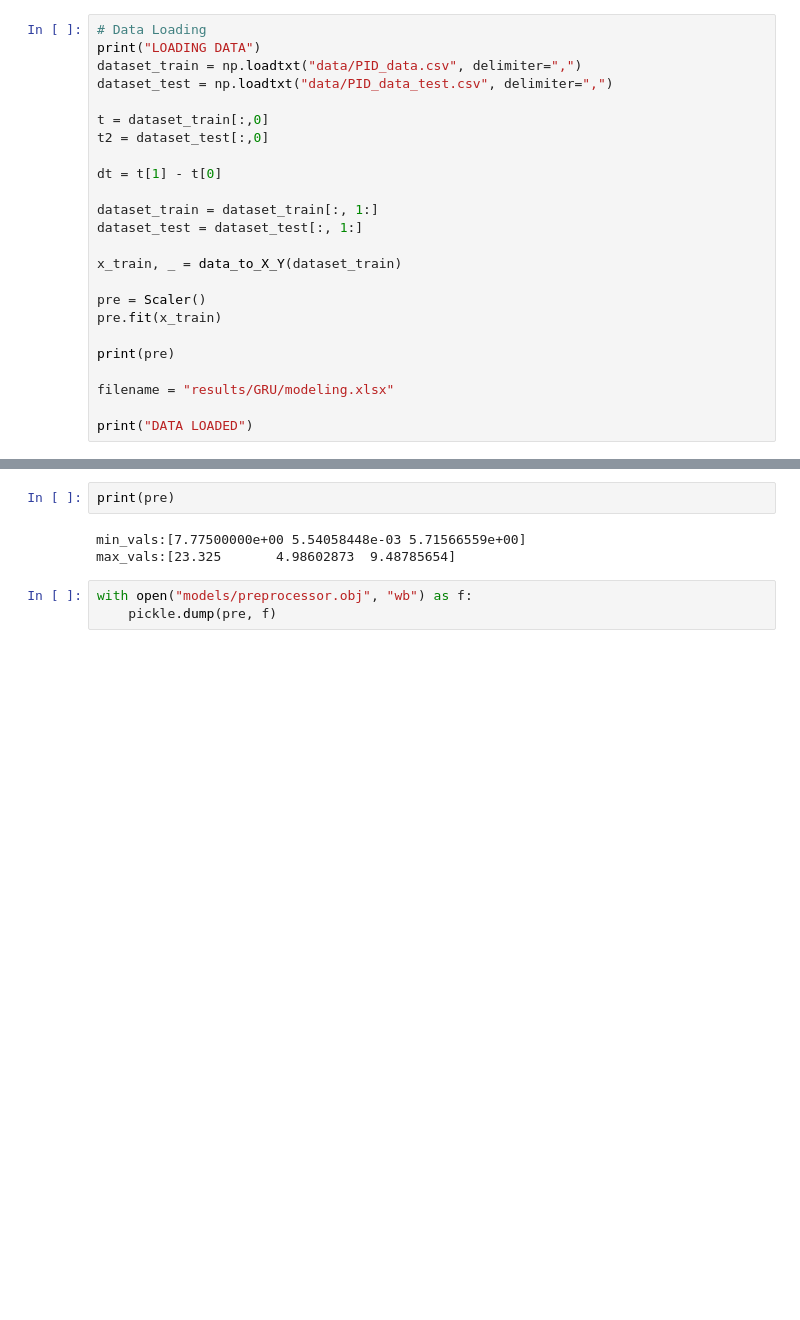
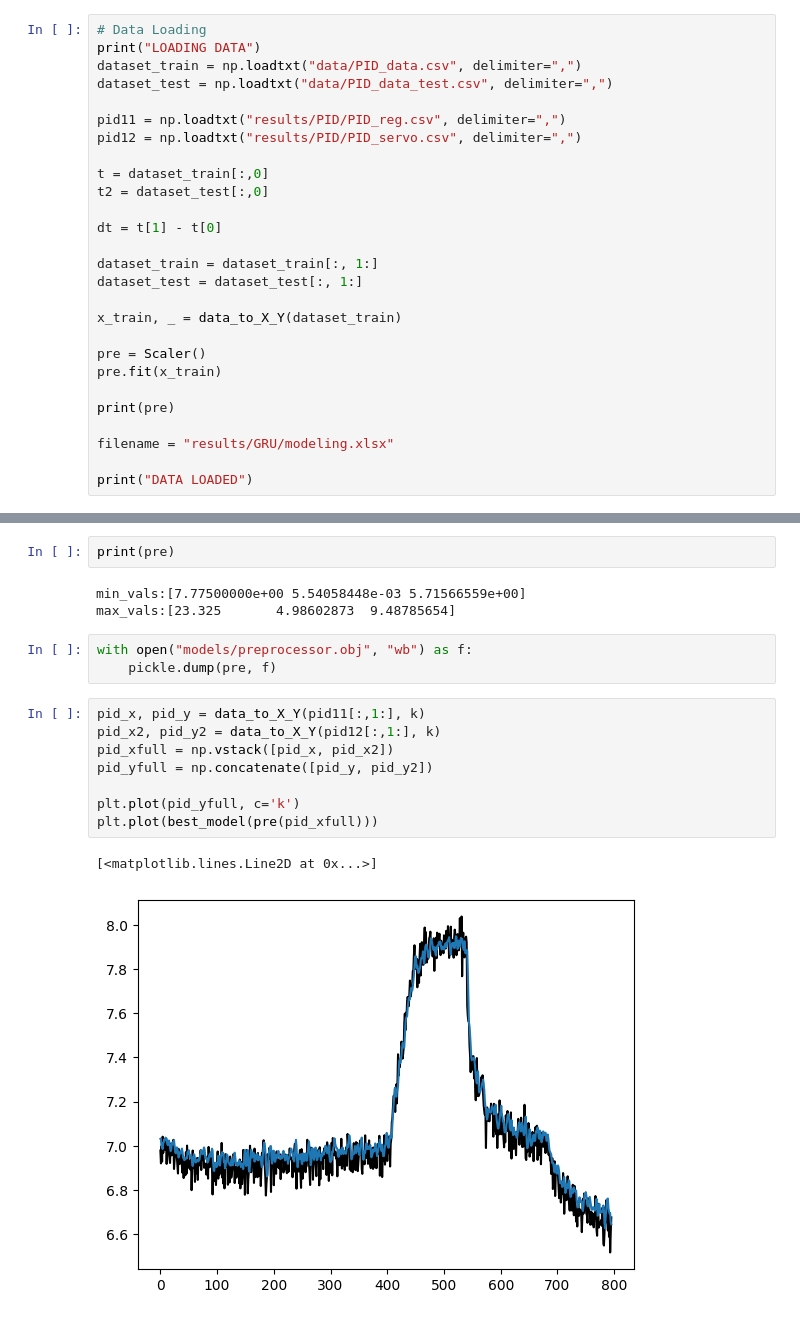
Before and after one commit to ViniMelloeMuller/pH-control-simulation, a Jupyter notebook: GRU_model.ipynb, the cells around one changed output, grey strips where cells are left out. Drawn from its saved outputs; the diff is of its cells as text; blank space fills up the shorter version.

```diff
--- a/GRU_model.ipynb
+++ b/GRU_model.ipynb
@@ -169,6 +164,9 @@ def tuna_obj(trial):
 print("LOADING DATA")
 dataset_train = np.loadtxt("data/PID_data.csv", delimiter=",")
 dataset_test = np.loadtxt("data/PID_data_test.csv", delimiter=",")
+
+pid11 = np.loadtxt("results/PID/PID_reg.csv", delimiter=",")
+pid12 = np.loadtxt("results/PID/PID_servo.csv", delimiter=",")
 
 t = dataset_train[:,0]
 t2 = dataset_test[:,0]
@@ -284,3 +283,14 @@ max_vals:[23.325       4.98602873  9.48785654]
 # %%
 with open("models/preprocessor.obj", "wb") as f:
     pickle.dump(pre, f)
+# %%
+pid_x, pid_y = data_to_X_Y(pid11[:,1:], k)
+pid_x2, pid_y2 = data_to_X_Y(pid12[:,1:], k)
+pid_xfull = np.vstack([pid_x, pid_x2])
+pid_yfull = np.concatenate([pid_y, pid_y2])
+
+plt.plot(pid_yfull, c='k')
+plt.plot(best_model(pre(pid_xfull)))
+# %% [output]
+[<matplotlib.lines.Line2D at 0x...>]
+[figure, added]
```
Also changed, not shown: parts of 9 cells of this notebook, 19 other files.
